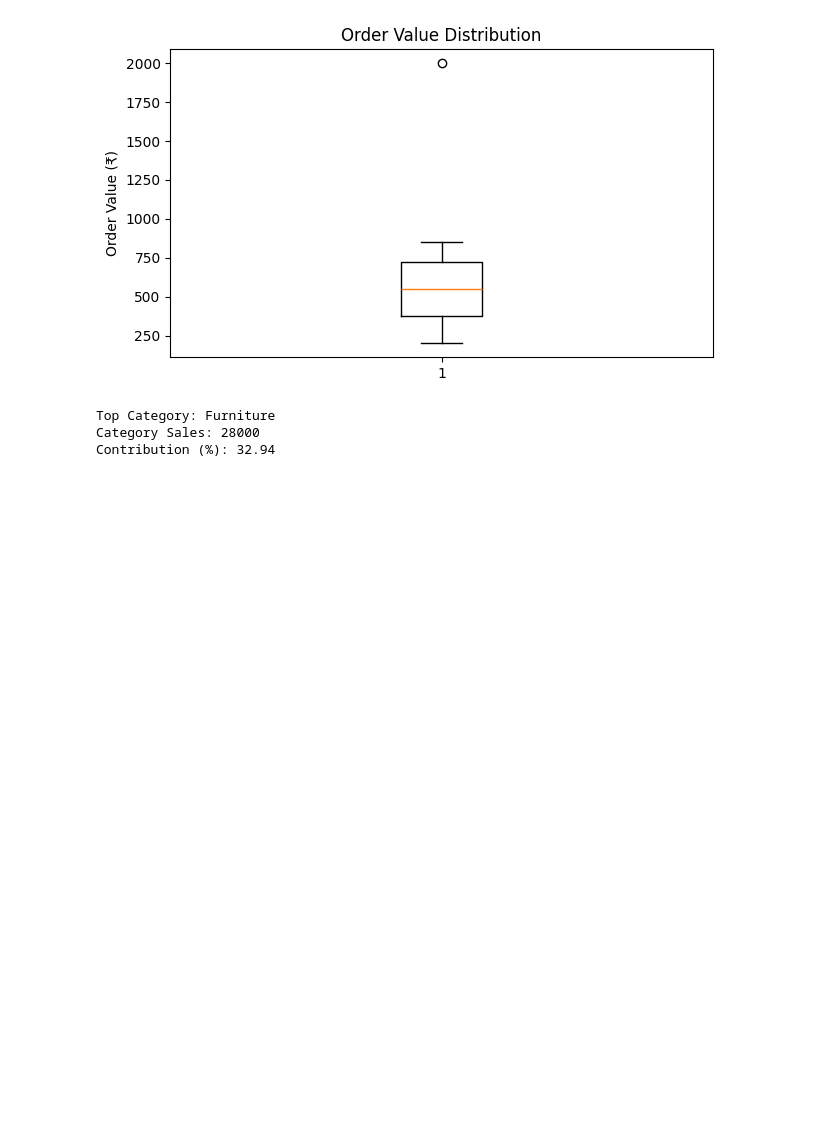
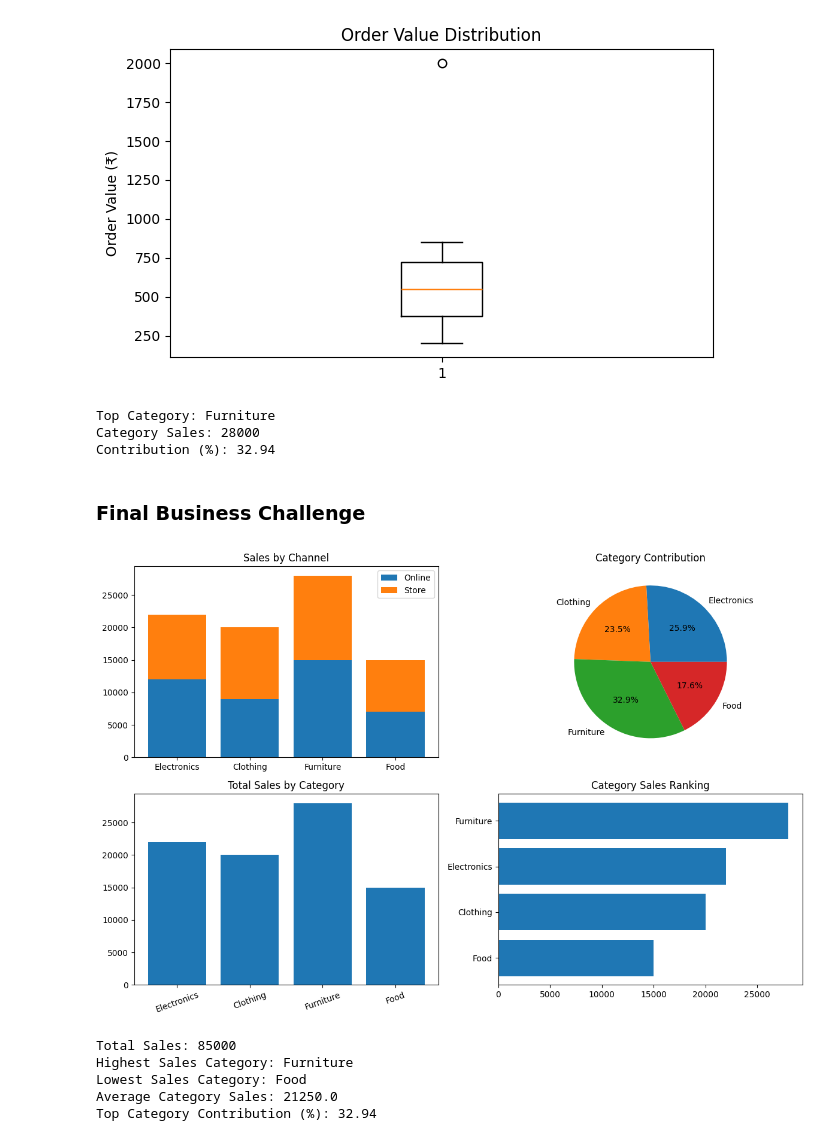
Before and after one commit to ivaibhavpawar1045/Python-Data-Analytics, a Jupyter notebook: 32_Advanced_Matlotlib/practice.ipynb, the cells around one changed output. Cells and saved outputs as stored; diff of their text form; code cells hidden in the pictures; blank space fills up the shorter version.

Commit message:
Complete advanced Matplotlib dashboard and business analysis

```diff
--- a/32_Advanced_Matlotlib/practice.ipynb
+++ b/32_Advanced_Matlotlib/practice.ipynb
@@ -204,3 +204,61 @@ print(
 Top Category: Furniture
 Category Sales: 28000
 Contribution (%): 32.94
+# %% [markdown]
+### Final Business Challenge
+# %%
+# Build a category performance dashboard
+fig, axes = plt.subplots(2, 2, figsize=(12, 8))
+
+# Online vs Store
+axes[0, 0].bar(categories, online_sales, label="Online")
+axes[0, 0].bar(
+    categories,
+    store_sales,
+    bottom=online_sales,
+    label="Store"
+)
+axes[0, 0].set_title("Sales by Channel")
+axes[0, 0].legend()
+
+# Category contribution
+axes[0, 1].pie(
+    category_totals,
+    labels=categories,
+    autopct="%1.1f%%"
+)
+axes[0, 1].set_title("Category Contribution")
+
+# Total sales by category
+axes[1, 0].bar(categories, category_totals)
+axes[1, 0].set_title("Total Sales by Category")
+axes[1, 0].tick_params(axis="x", rotation=20)
+
+# Sales ranking
+category_rank = np.argsort(category_totals)
+axes[1, 1].barh(
+    categories[category_rank],
+    category_totals[category_rank]
+)
+axes[1, 1].set_title("Category Sales Ranking")
+
+plt.tight_layout()
+plt.show()
+# %% [output]
+[figure, added]
+# %%
+# Calculate final KPIs
+print("Total Sales:", category_totals.sum())
+print("Highest Sales Category:", categories[np.argmax(category_totals)])
+print("Lowest Sales Category:", categories[np.argmin(category_totals)])
+print("Average Category Sales:", round(category_totals.mean(), 2))
+print(
+    "Top Category Contribution (%):",
+    round(category_totals.max() / category_totals.sum() * 100, 2)
+)
+# %% [output]
+Total Sales: 85000
+Highest Sales Category: Furniture
+Lowest Sales Category: Food
+Average Category Sales: 21250.0
+Top Category Contribution (%): 32.94
```
